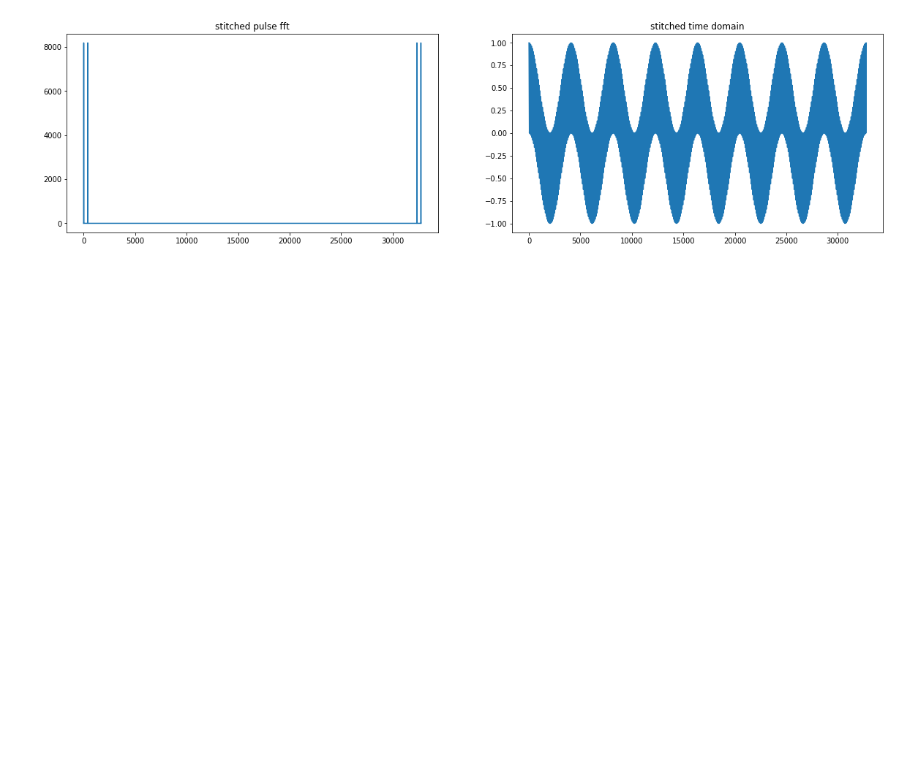
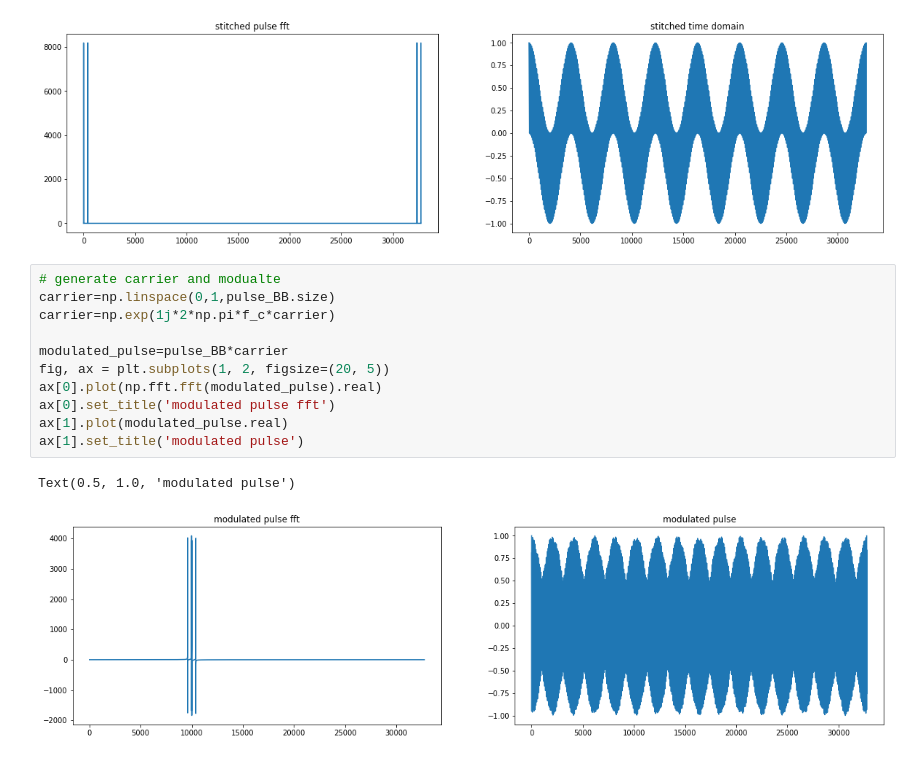
Before and after one commit to nkrackow/STFT_Prototyping, a Jupyter notebook: Notebooks/Robert_STFT.ipynb, the cells around one changed output. Drawn from its saved outputs; the diff is of its cells as text; blank space fills up the shorter version.

```diff
--- a/Notebooks/Robert_STFT.ipynb
+++ b/Notebooks/Robert_STFT.ipynb
@@ -54,6 +65,20 @@ ax[1].set_title('stitched time domain')
 # %% [output]
 Text(0.5, 1.0, 'stitched time domain')
 [figure]
+# %%
+# generate carrier and modualte
+carrier=np.linspace(0,1,pulse_BB.size)
+carrier=np.exp(1j*2*np.pi*f_c*carrier)
+
+modulated_pulse=pulse_BB*carrier
+fig, ax = plt.subplots(1, 2, figsize=(20, 5))
+ax[0].plot(np.fft.fft(modulated_pulse).real)
+ax[0].set_title('modulated pulse fft')
+ax[1].plot(modulated_pulse.real)
+ax[1].set_title('modulated pulse')
+# %% [output]
+Text(0.5, 1.0, 'modulated pulse')
+[figure, added]
 # %%
 # generate Hann window
 n=np.arange(0,M)
```
Also changed, not shown: parts of 3 cells of this notebook, 3 other files.
